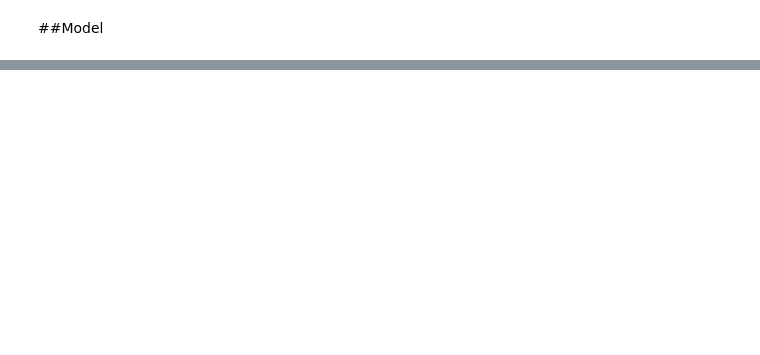
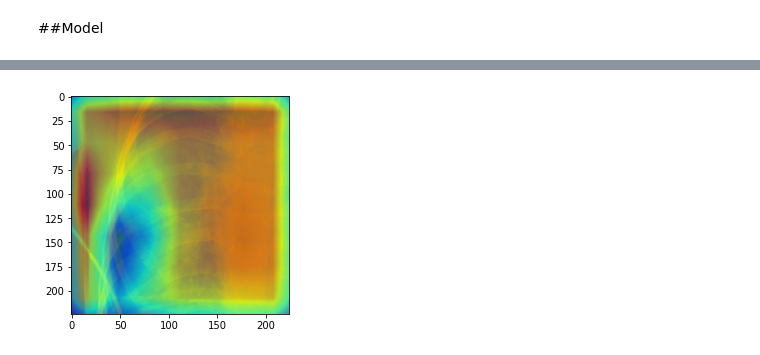
Before and after one commit to MicroprocessorX069/CheXNET-, a Jupyter notebook: ChestXRay_Classification.ipynb, the cells around one changed output, grey strips where cells are left out. Cells and saved outputs as stored; diff of their text form; code cells hidden in the pictures; blank space fills up the shorter version.

```diff
--- a/ChestXRay_Classification.ipynb
+++ b/ChestXRay_Classification.ipynb
@@ -107,0 +230,15 @@ Epoch [1/1], Step [1000/1044], Loss: 0.5133
+# %%
+from PIL import Image
+from matplotlib.pyplot import imshow
+from torchvision import models, transforms
+from torch.autograd import Variable
+from torch.nn import functional as F
+from torch import topk
+import numpy as np
+import skimage.transform
+import numpy as np
+
+imshow(img)
+imshow(skimage.transform.resize(overlay[0], images.shape[2:4]), alpha=0.5, cmap='jet');
+# %% [output]
+[figure, added]
```
Also changed, not shown: parts of 25 cells of this notebook.
